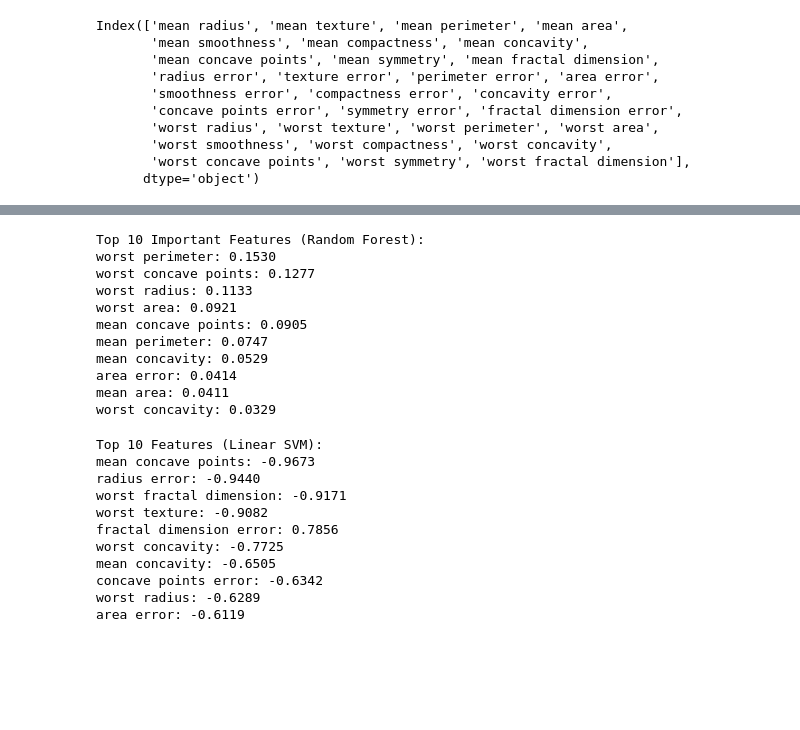
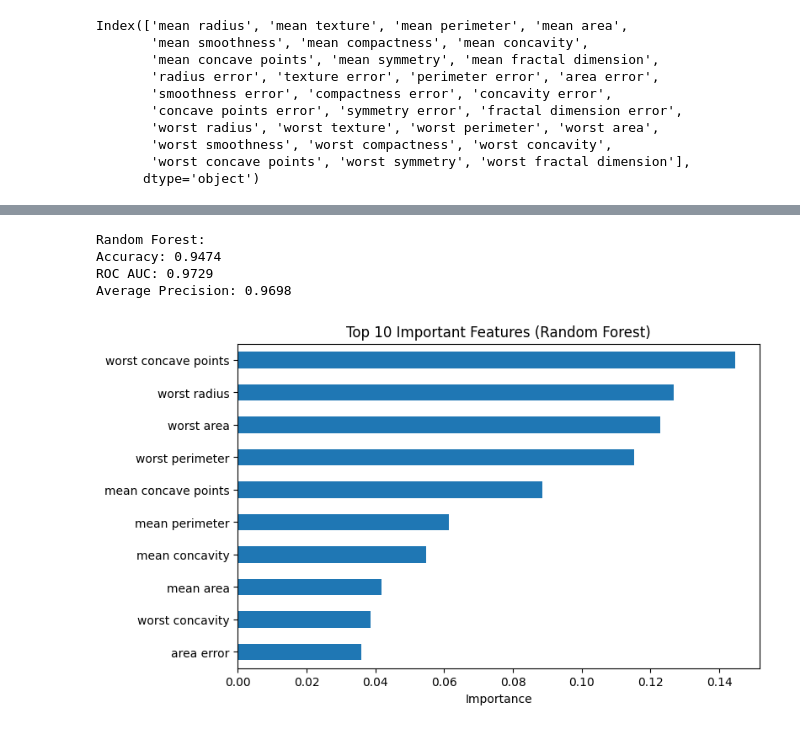
Before and after one commit to kayleepho/MATH-5750-Project-1, a Jupyter notebook: project1.ipynb, the cells around one changed output, grey strips where cells are left out. Cells and saved outputs as stored; diff of their text form; code cells hidden in the pictures; blank space fills up the shorter version.

```diff
--- a/project1.ipynb
+++ b/project1.ipynb
@@ -401,52 +400,28 @@ plt.show()
-# %%
-#Optional
-
-# Random Forest
-rf_clf = RandomForestClassifier(random_state=0)
-rf_clf.fit(X_train, y_train)
-y_test_rf_prob = rf_clf.predict_proba(X_test)[:, 1]
-
-# Logistic Regression
-logreg_clf = LogisticRegression(max_iter=10000, random_state=0)
-logreg_clf.fit(X_train_std, y_train)
-y_test_log_prob = logreg_clf.predict_proba(X_test_std)[:, 1]
-# %%
-importances = rf_clf.feature_importances_
-indices = np.argsort(importances)[::-1]
-
-print("Top 10 Important Features (Random Forest):")
-for i in range(10):
-    print(f"{feature_names[indices[i]]}: {importances[indices[i]]:.4f}")
-# %% [output]
-Top 10 Important Features (Random Forest):
-worst perimeter: 0.1530
-worst concave points: 0.1277
-worst radius: 0.1133
-worst area: 0.0921
-mean concave points: 0.0905
-mean perimeter: 0.0747
-mean concavity: 0.0529
-area error: 0.0414
-mean area: 0.0411
-worst concavity: 0.0329
-# %%
-svm_linear = SVC(kernel='linear', probability=True, random_state=0)
-svm_linear.fit(X_train_std, y_train)
-coef = svm_linear.coef_[0]
-top_idx = np.argsort(np.abs(coef))[::-1][:10]
-
-print("Top 10 Features (Linear SVM):")
-for i in top_idx:
-    print(f"{feature_names[i]}: {coef[i]:.4f}")
-# %% [output]
-Top 10 Features (Linear SVM):
-mean concave points: -0.9673
-radius error: -0.9440
-worst fractal dimension: -0.9171
-worst texture: -0.9082
-fractal dimension error: 0.7856
-worst concavity: -0.7725
-mean concavity: -0.6505
-concave points error: -0.6342
-worst radius: -0.6289
-area error: -0.6119
+# %%
+from sklearn.ensemble import RandomForestClassifier
+
+rf = RandomForestClassifier(n_estimators=200, random_state=0)
+rf.fit(X_train, y_train)  # RF doesn’t need scaling
+
+y_prob_rf = rf.predict_proba(X_test)[:, 1]
+print("\nRandom Forest:")
+print(f"Accuracy: {rf.score(X_test, y_test):.4f}")
+print(f"ROC AUC: {roc_auc_score(y_test, y_prob_rf):.4f}")
+print(f"Average Precision: {average_precision_score(y_test, y_prob_rf):.4f}")
+
+# Feature importance from RF
+importances = pd.Series(rf.feature_importances_, index=feature_names)
+top10 = importances.sort_values(ascending=False).head(10)
+
+plt.figure(figsize=(8,5))
+top10.plot(kind="barh")
+plt.title("Top 10 Important Features (Random Forest)")
+plt.xlabel("Importance")
+plt.gca().invert_yaxis()
+plt.show()
+# %% [output]
+Random Forest:
+Accuracy: 0.9474
+ROC AUC: 0.9729
+Average Precision: 0.9698
+[figure, added]
```
Also changed, not shown: parts of 12 cells of this notebook.
